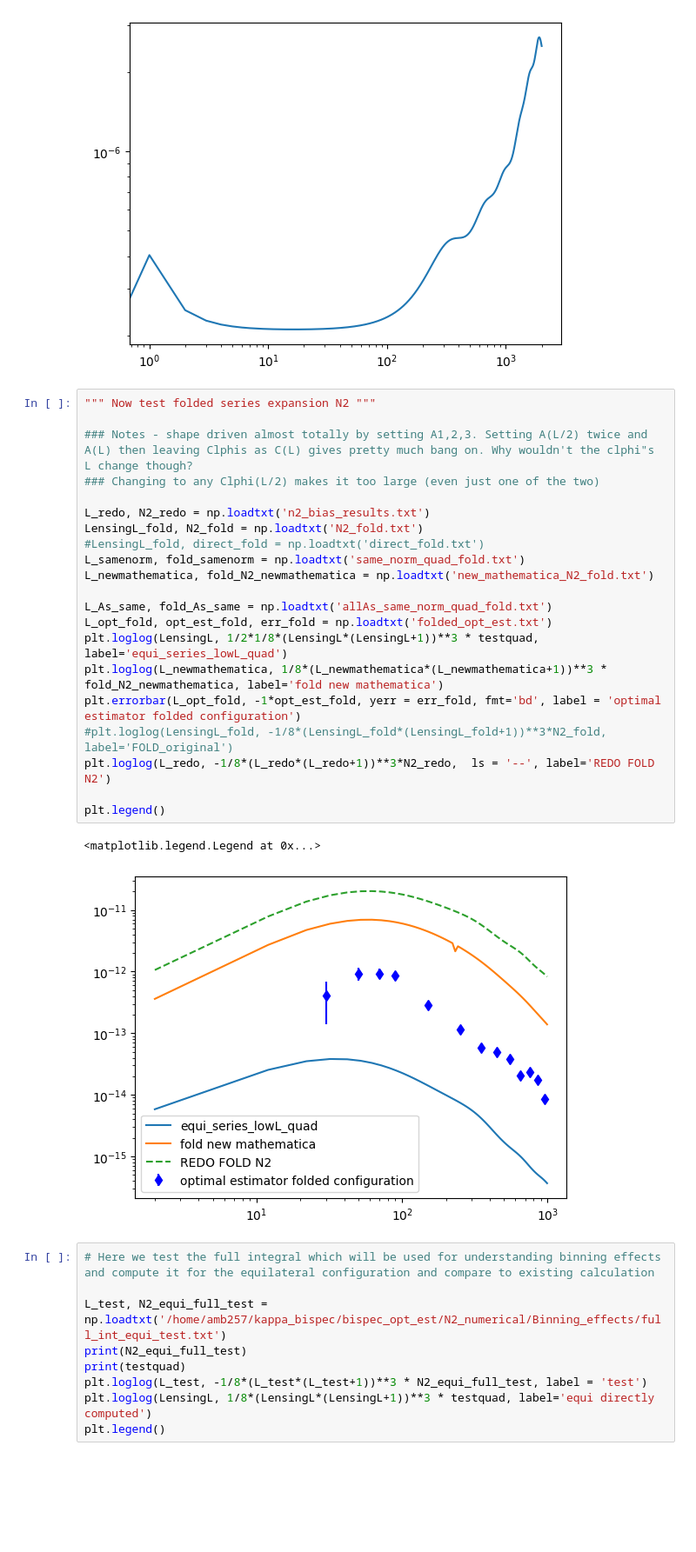
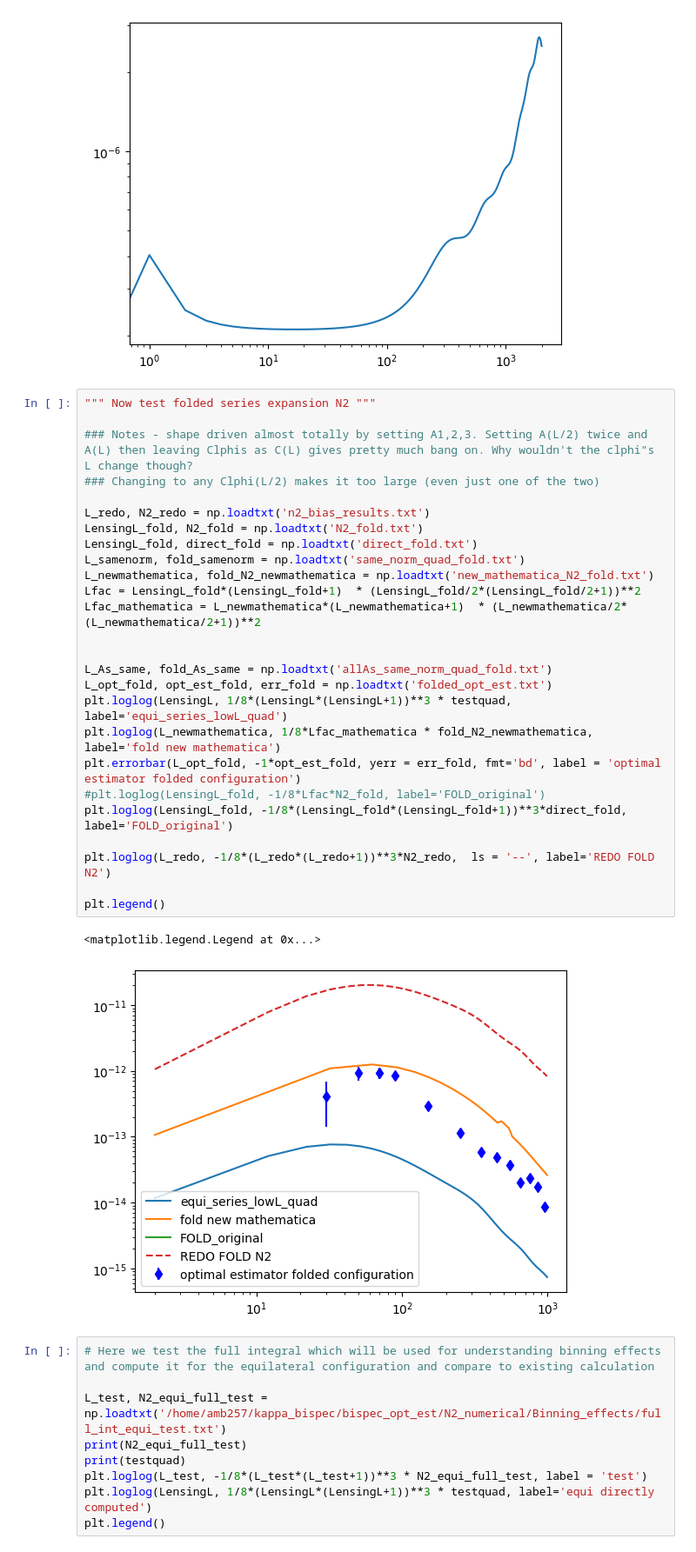
Before and after one commit to aleksandrbowkis/bispec_opt_est, a Jupyter notebook: N2_numerical/N2_tests.ipynb, the cells around one changed output. Shown: that part at 87% size. Cells and saved outputs as stored; diff of their text form; blank space fills up the shorter version.

Commit message:
N2 folded testing. Fix prefactor for akpa/phi conversion folded case plotting.

```diff
--- a/N2_numerical/N2_tests.ipynb
+++ b/N2_numerical/N2_tests.ipynb
@@ -132,27 +132,32 @@ plt.loglog(L_norm, Lfac_norm*norm_phi)
 # %%
 """ Now test folded series expansion N2 """
 
 ### Notes - shape driven almost totally by setting A1,2,3. Setting A(L/2) twice and A(L) then leaving Clphis as C(L) gives pretty much bang on. Why wouldn't the clphi"s L change though?
 ### Changing to any Clphi(L/2) makes it too large (even just one of the two)
 
 L_redo, N2_redo = np.loadtxt('n2_bias_results.txt')
 LensingL_fold, N2_fold = np.loadtxt('N2_fold.txt')
-#LensingL_fold, direct_fold = np.loadtxt('direct_fold.txt')
+LensingL_fold, direct_fold = np.loadtxt('direct_fold.txt')
 L_samenorm, fold_samenorm = np.loadtxt('same_norm_quad_fold.txt')
 L_newmathematica, fold_N2_newmathematica = np.loadtxt('new_mathematica_N2_fold.txt')
+Lfac = LensingL_fold*(LensingL_fold+1)  * (LensingL_fold/2*(LensingL_fold/2+1))**2
+Lfac_mathematica = L_newmathematica*(L_newmathematica+1)  * (L_newmathematica/2*(L_newmathematica/2+1))**2
+
 
 L_As_same, fold_As_same = np.loadtxt('allAs_same_norm_quad_fold.txt')
 L_opt_fold, opt_est_fold, err_fold = np.loadtxt('folded_opt_est.txt')
-plt.loglog(LensingL, 1/2*1/8*(LensingL*(LensingL+1))**3 * testquad, label='equi_series_lowL_quad')
-plt.loglog(L_newmathematica, 1/8*(L_newmathematica*(L_newmathematica+1))**3 * fold_N2_newmathematica, label='fold new mathematica')
+plt.loglog(LensingL, 1/8*(LensingL*(LensingL+1))**3 * testquad, label='equi_series_lowL_quad')
+plt.loglog(L_newmathematica, 1/8*Lfac_mathematica * fold_N2_newmathematica, label='fold new mathematica')
 plt.errorbar(L_opt_fold, -1*opt_est_fold, yerr = err_fold, fmt='bd', label = 'optimal estimator folded configuration')
-#plt.loglog(LensingL_fold, -1/8*(LensingL_fold*(LensingL_fold+1))**3*N2_fold, label='FOLD_original')
+#plt.loglog(LensingL_fold, -1/8*Lfac*N2_fold, label='FOLD_original')
+plt.loglog(LensingL_fold, -1/8*(LensingL_fold*(LensingL_fold+1))**3*direct_fold, label='FOLD_original')
+
 plt.loglog(L_redo, -1/8*(L_redo*(L_redo+1))**3*N2_redo,  ls = '--', label='REDO FOLD N2')
 
 plt.legend()
 # %% [output]
 <matplotlib.legend.Legend at 0x...>
-[figure, old version]
+[figure, new version]
 # %%
 # Here we test the full integral which will be used for understanding binning effects and compute it for the equilateral configuration and compare to existing calculation
 
```
Also changed, not shown: parts of 1 cell of this notebook, 2 other files.
